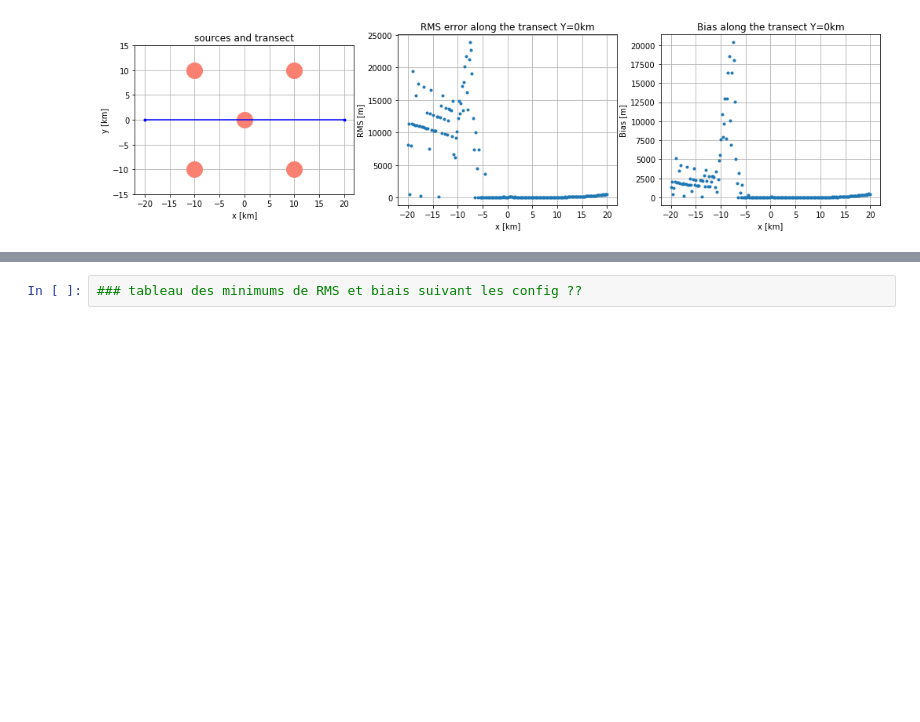
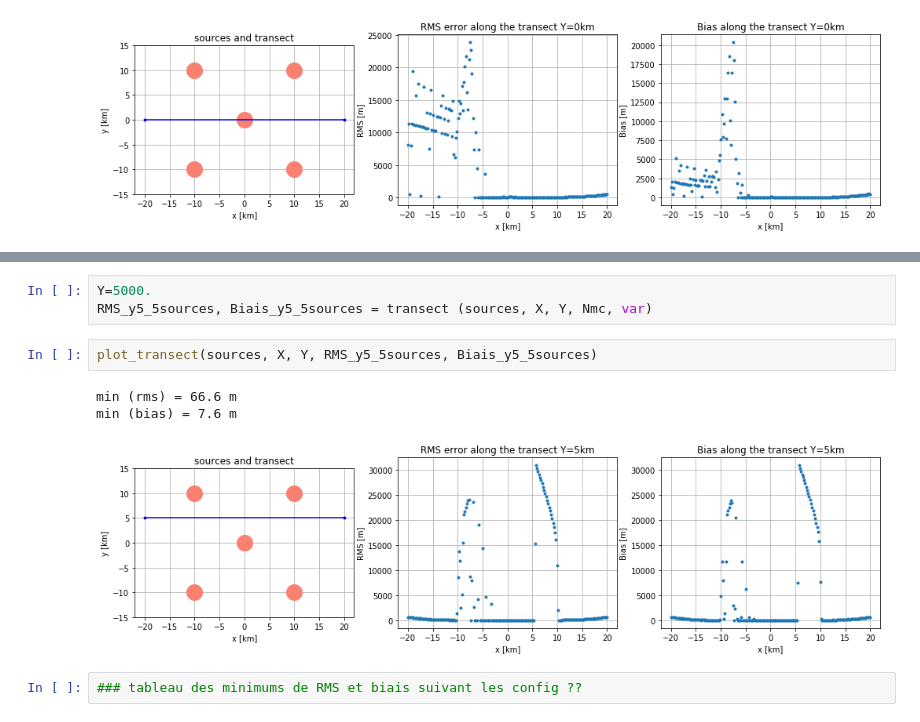
Before and after one commit to ponchama/Cognac_Acoustique, a Jupyter notebook: Geolocation/demo_in_progress.ipynb, the cells around one changed output, grey strips where cells are left out. Cells and saved outputs as stored; diff of their text form; blank space fills up the shorter version.

```diff
--- a/Geolocation/demo_in_progress.ipynb
+++ b/Geolocation/demo_in_progress.ipynb
@@ -500,2 +511,11 @@ min (bias) = 0.9 m
+# %%
+Y=5000.
+RMS_y5_5sources, Biais_y5_5sources = transect (sources, X, Y, Nmc, var)
+# %%
+plot_transect(sources, X, Y, RMS_y5_5sources, Biais_y5_5sources)
+# %% [output]
+min (rms) = 66.6 m
+min (bias) = 7.6 m
+[figure, added]
 # %%
 ### tableau des minimums de RMS et biais suivant les config ??
```
Also changed, not shown: parts of 7 cells of this notebook.
